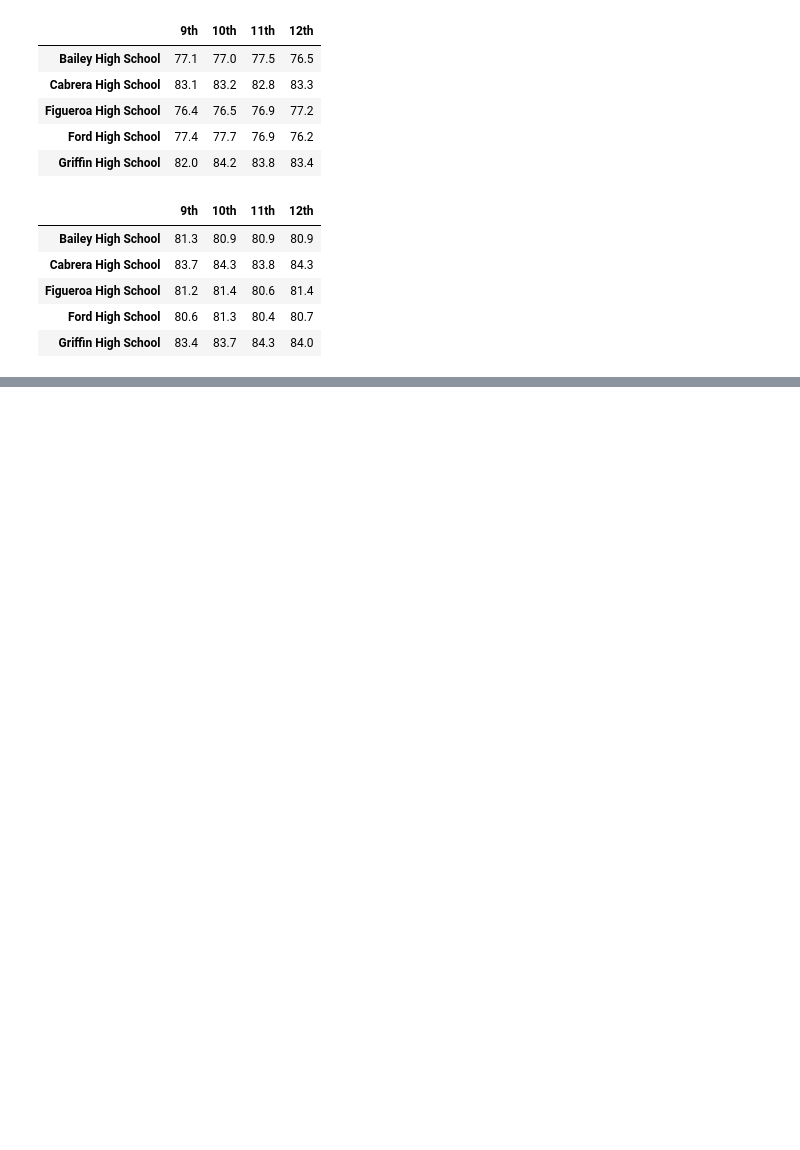
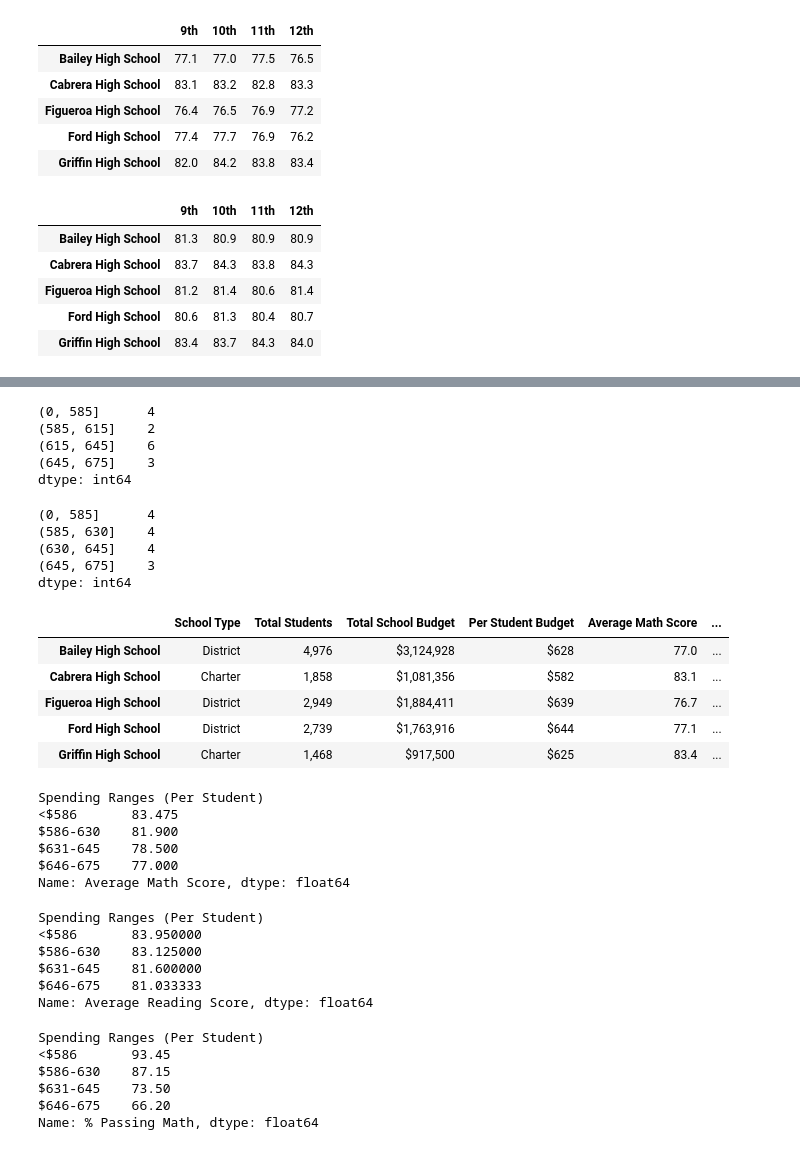
Before and after one commit to topeadeolatunji/PyCitySchools, a Jupyter notebook: PyCitySchools.ipynb, the cells around one changed output, grey strips where cells are left out. Drawn from its saved outputs; the diff is of its cells as text; code cells hidden in the pictures; blank space fills up the shorter version.

```diff
--- a/PyCitySchools.ipynb
+++ b/PyCitySchools.ipynb
@@ -1160,0 +1196,75 @@ reading_scores_by_grade.head()
+# %%
+# Cut the per_school_capita into the spending ranges.
+spending_bins = [0, 585, 615, 645, 675]
+per_school_capita.groupby(pd.cut(per_school_capita, spending_bins)).count()
+# %% [output]
+(0, 585]      4
+(585, 615]    2
+(615, 645]    6
+(645, 675]    3
+dtype: int64
+# %%
+# Cut the per_school_capita into the spending ranges.
+spending_bins = [0, 585, 630, 645, 675]
+per_school_capita.groupby(pd.cut(per_school_capita, spending_bins)).count()
+# %% [output]
+(0, 585]      4
+(585, 630]    4
+(630, 645]    4
+(645, 675]    3
+dtype: int64
+# %%
+# Establish the spending bins and group names.
+spending_bins = [0, 585, 630, 645, 675]
+group_names = ["<$586", "$586-630", "$631-645", "$646-675"]
+# %%
+# Categorize spending based on the bins.
+per_school_summary_df["Spending Ranges (Per Student)"] = pd.cut(per_school_capita, spending_bins, labels=group_names)
+
+per_school_summary_df.head()
+# %% [output]
+|  | School Type | Total Students | Total School Budget | Per Student Budget | Average Math Score | ... |
+| Bailey High School | District | 4,976 | $3,124,928 | $628 | 77.0 | ... |
+| Cabrera High School | Charter | 1,858 | $1,081,356 | $582 | 83.1 | ... |
+| Figueroa High School | District | 2,949 | $1,884,411 | $639 | 76.7 | ... |
+| Ford High School | District | 2,739 | $1,763,916 | $644 | 77.1 | ... |
+| Griffin High School | Charter | 1,468 | $917,500 | $625 | 83.4 | ... |
+# %%
+# Calculate averages for the desired columns.
+per_school_summary_df["Average Math Score"]=per_school_summary_df["Average Math Score"].astype(float)
+
+spending_math_scores = per_school_summary_df.groupby(["Spending Ranges (Per Student)"]).mean()["Average Math Score"]
+spending_math_scores
+# %% [output]
+Spending Ranges (Per Student)
+<$586       83.475
+$586-630    81.900
+$631-645    78.500
+$646-675    77.000
+Name: Average Math Score, dtype: float64
+# %%
+# Calculate averages for the desired columns.
+per_school_summary_df["Average Reading Score"]=per_school_summary_df["Average Reading Score"].astype(float)
+
+spending_reading_scores = per_school_summary_df.groupby(["Spending Ranges (Per Student)"]).mean()["Average Reading Score"]
+spending_reading_scores
+# %% [output]
+Spending Ranges (Per Student)
+<$586       83.950000
+$586-630    83.125000
+$631-645    81.600000
+$646-675    81.033333
+Name: Average Reading Score, dtype: float64
+# %%
+# Calculate averages for the desired columns.
+per_school_summary_df["% Passing Math"]=per_school_summary_df["% Passing Math"].astype(float)
+
+spending_passing_math = per_school_summary_df.groupby(["Spending Ranges (Per Student)"]).mean()["% Passing Math"]
+spending_passing_math
+# %% [output]
+Spending Ranges (Per Student)
+<$586       93.45
+$586-630    87.15
+$631-645    73.50
+$646-675    66.20
+Name: % Passing Math, dtype: float64
```
Also changed, not shown: parts of 10 cells of this notebook.
